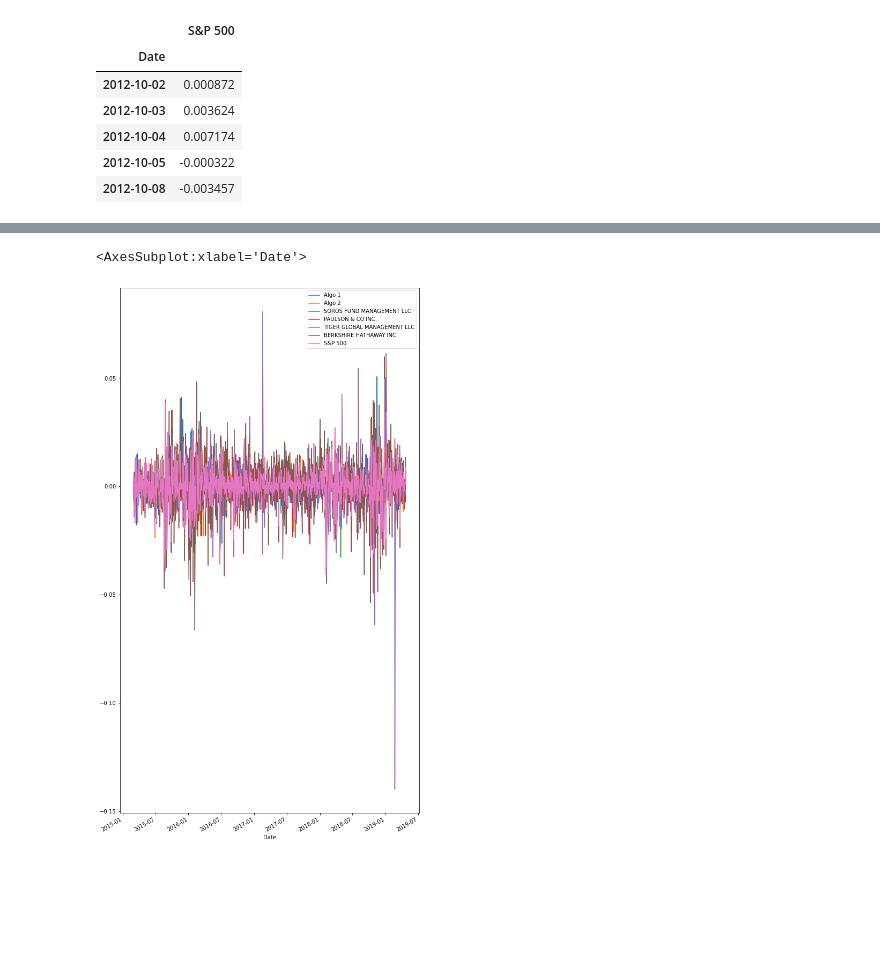
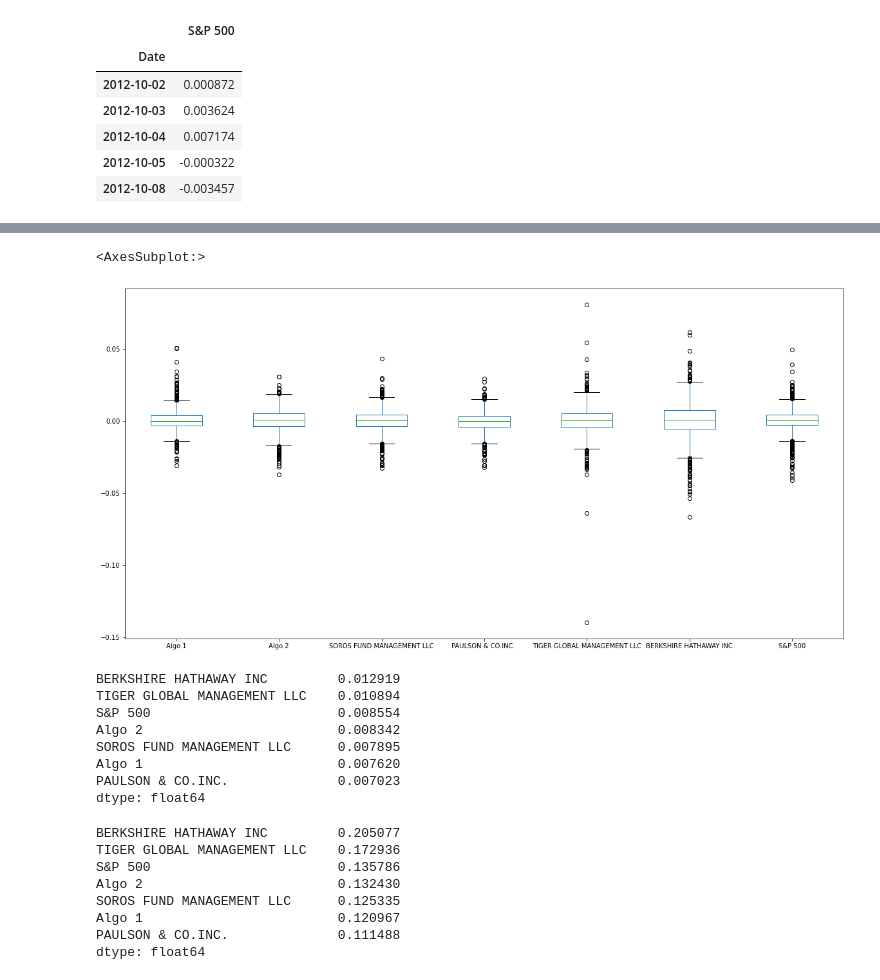
Before and after one commit to Vielufs/pandas-homework, a Jupyter notebook: pandashw.ipynb, the cells around one changed output, grey strips where cells are left out. Drawn from its saved outputs; the diff is of its cells as text; code cells hidden in the pictures; blank space fills up the shorter version.

```diff
--- a/pandashw.ipynb
+++ b/pandashw.ipynb
@@ -163,5 +255,18 @@ combined_df.head()
 # %%
-combined_df.plot(figsize=(10,20))
+combined_df.plot.box(figsize=(20,10))
 # %% [output]
-<AxesSubplot:xlabel='Date'>
+<AxesSubplot:>
-[figure, old version]
+[figure, new version]
+# %%
+returns_std=combined_df.std()
+returns_std.sort_values(ascending=False,inplace=True)
+returns_std
+# %% [output]
+BERKSHIRE HATHAWAY INC         0.012919
+TIGER GLOBAL MANAGEMENT LLC    0.010894
+S&P 500                        0.008554
+Algo 2                         0.008342
+SOROS FUND MANAGEMENT LLC      0.007895
+Algo 1                         0.007620
+PAULSON & CO.INC.              0.007023
+dtype: float64
@@ -167,0 +279,11 @@ combined_df.plot(figsize=(10,20))
+# %%
+annual_returns_std
+# %% [output]
+BERKSHIRE HATHAWAY INC         0.205077
+TIGER GLOBAL MANAGEMENT LLC    0.172936
+S&P 500                        0.135786
+Algo 2                         0.132430
+SOROS FUND MANAGEMENT LLC      0.125335
+Algo 1                         0.120967
+PAULSON & CO.INC.              0.111488
+dtype: float64
```
Also changed, not shown: parts of 31 cells of this notebook, 5 other files.
